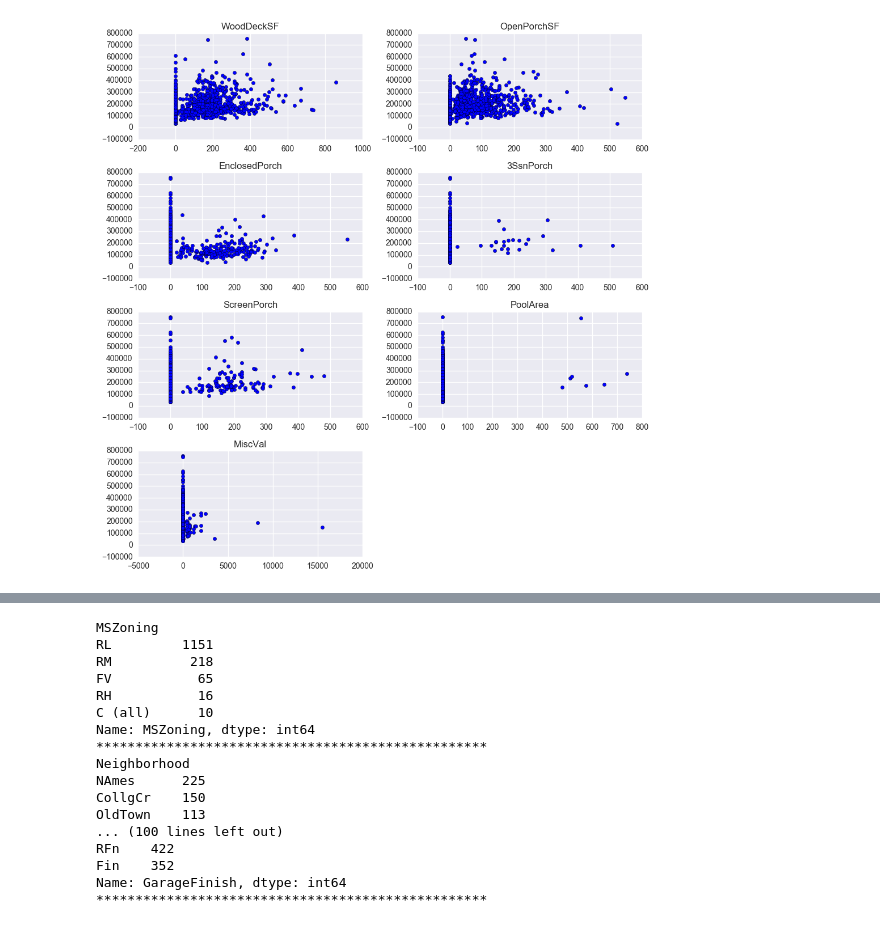
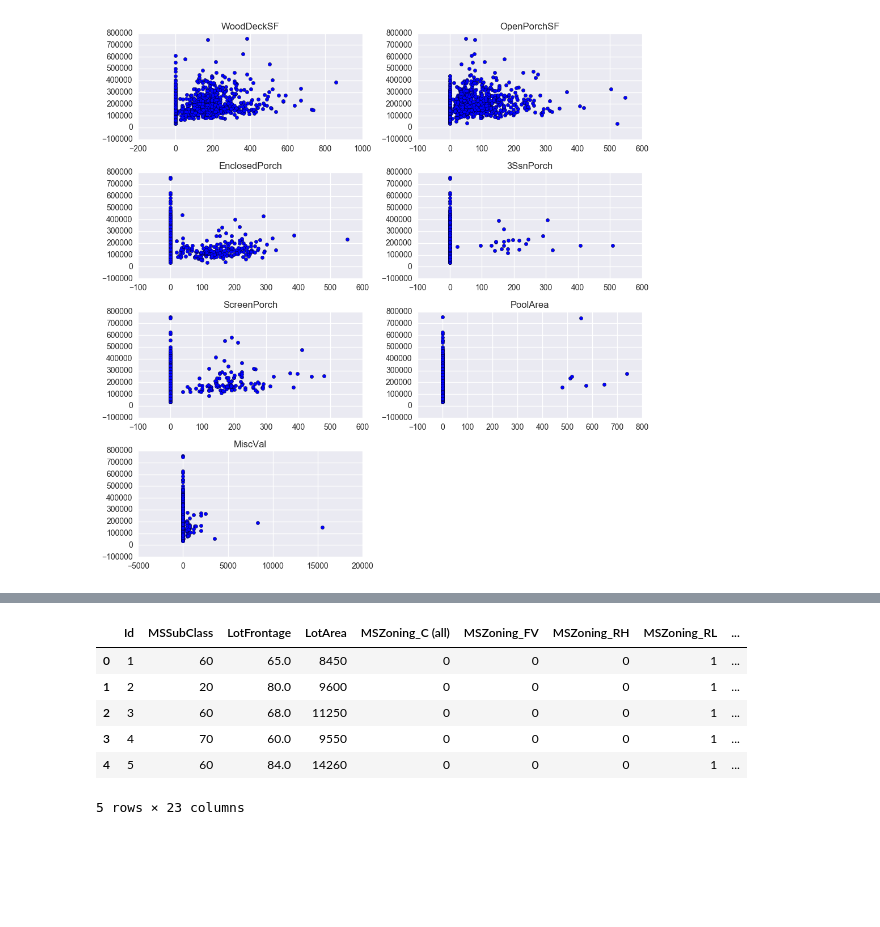
Before and after one commit to baejunyang/datascienceschool, a Jupyter notebook: studying/Kaggle_house_price/Liniear Regression .ipynb, the cells around one changed output, grey strips where cells are left out. Cells and saved outputs as stored; diff of their text form; code cells hidden in the pictures; blank space fills up the shorter version.

```diff
--- a/studying/Kaggle_house_price/Data preprocessing.ipynb
+++ b/studying/Kaggle_house_price/Liniear Regression .ipynb
@@ -261,25 +315,12 @@ plt.show()
-# %%
-lst = ['MSZoning', 'Neighborhood', 'OverallQual', 'MasVnrType', 'ExterQual', 'Foundation',
-       'BsmtQual', 'BsmtExposure', 'HeatingQC', 'KitchenQual', 'GarageType', 'GarageFinish']
-for i in lst:
-    print i
-    print df[i].value_counts()
-    print '*'*50
-# %% [output]
-MSZoning
-RL         1151
-RM          218
-FV           65
-RH           16
-C (all)      10
-Name: MSZoning, dtype: int64
-**************************************************
-Neighborhood
-NAmes      225
-CollgCr    150
-OldTown    113
-... (100 lines left out)
-RFn    422
-Fin    352
-Name: GarageFinish, dtype: int64
-**************************************************
+# %%
+test = pd.get_dummies(df.ix[:,:10])
+# %%
+test.head()
+# %% [output]
+|  | Id | MSSubClass | LotFrontage | LotArea | MSZoning_C (all) | MSZoning_FV | MSZoning_RH | MSZoning_RL | ... |
+| 0 | 1 | 60 | 65.0 | 8450 | 0 | 0 | 0 | 1 | ... |
+| 1 | 2 | 20 | 80.0 | 9600 | 0 | 0 | 0 | 1 | ... |
+| 2 | 3 | 60 | 68.0 | 11250 | 0 | 0 | 0 | 1 | ... |
+| 3 | 4 | 70 | 60.0 | 9550 | 0 | 0 | 0 | 1 | ... |
+| 4 | 5 | 60 | 84.0 | 14260 | 0 | 0 | 0 | 1 | ... |
+5 rows × 23 columns
```
Also changed, not shown: parts of 8 cells of this notebook, 3 other files.
